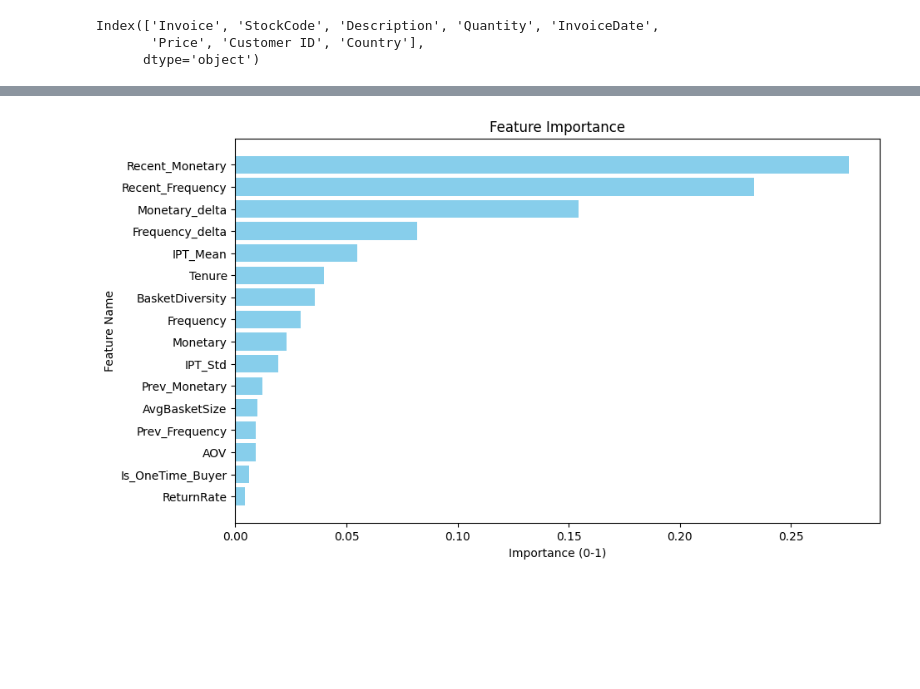
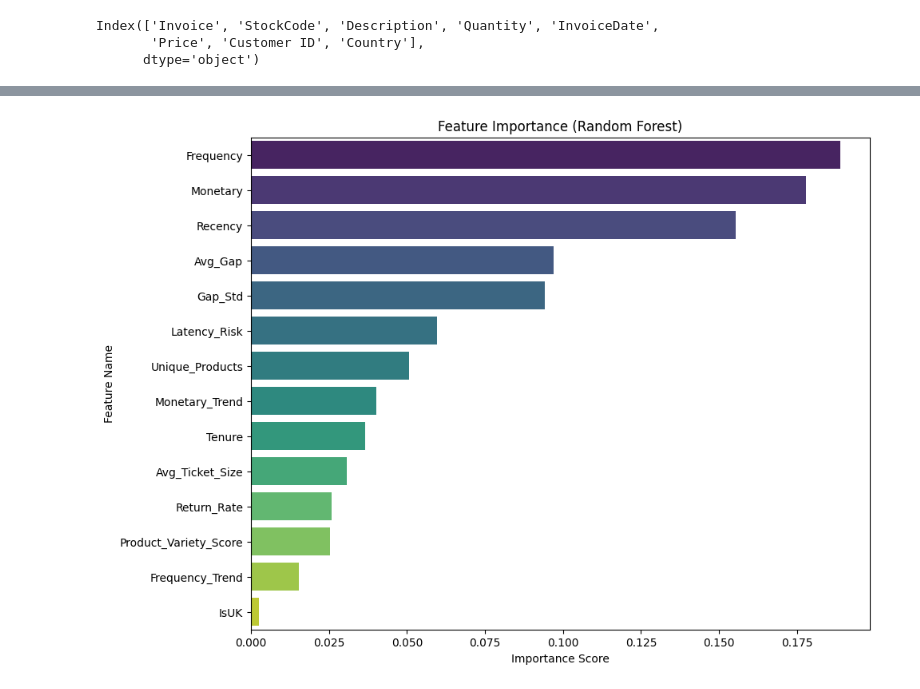
Before and after one commit to NovyQuant/Retention-Analysis-Churn-Risk-Scoring-System, a Jupyter notebook: Retention-Analysis.ipynb, the cells around one changed output, grey strips where cells are left out. Saved outputs shown, nothing was run; the diff lists cells and outputs as text; code cells hidden in the pictures; blank space fills up the shorter version.

Commit message:
Big Fix of churn, different approach with features and new kind of CV for time-series

```diff
--- a/Retention-Analysis.ipynb
+++ b/Retention-Analysis.ipynb
@@ -210,0 +227,15 @@ Fitting 15 folds for each of 36 candidates, totalling 540 fits
+# %%
+# STEP 4: Final Model Training
+
+# 1. Prepare Full Data
+# Train on ALL available history
+print("Training Final Model on full dataset...")
+X_final = full_panel_data.drop(['Churn', 'Customer ID', 'Cutoff_Date'], axis=1)
+y_final = full_panel_data['Churn']
+
+# 2. Fit Model
+# Using best params found manually or via GridSearch
+final_model = RandomForestClassifier(n_estimators=200, max_depth=8, class_weight='balanced', random_state=42)
+final_model.fit(X_final, y_final)
+
+print("✅ Final Model Trained & Ready.")
@@ -243,24 +306,44 @@ weighted avg       0.94      0.93      0.93      1171
 # %%
-# STEP 6: Features Importance
-# Importances of features
-importances = rf_model.feature_importances_
-feature_names = X.columns
+# STEP 6: Feature Importance Analysis (Fixed for Seaborn warning)
 
-# Create Table
+import pandas as pd
+import matplotlib.pyplot as plt
+import seaborn as sns
+
+# 1. Get Importances from the trained model
+# Using 'final_model' from Step 4
+importances = final_model.feature_importances_
+
+# 2. Get Feature Names
+# Using X_test columns to match features
+feature_names = X_test.columns
+
+# 3. Create a Summary Table
 feature_importance_df = pd.DataFrame({
     'Feature': feature_names,
     'Importance': importances
 }).sort_values(by='Importance', ascending=False)
 
-# Create Plot
-plt.figure(figsize=(10, 6))
-plt.barh(feature_importance_df['Feature'], feature_importance_df['Importance'], color='skyblue')
-plt.xlabel('Importance (0-1)')
+# 4. Plot the Results
+plt.figure(figsize=(10, 8))
+
+# FIX: Added hue='Feature' and legend=False to silence the FutureWarning
+sns.barplot(
+    x='Importance',
+    y='Feature',
+    hue='Feature',       # Explicitly map color to Feature
+    data=feature_importance_df,
+    palette='viridis',
+    legend=False         # Hide the redundant legend
+)
+
+plt.xlabel('Importance Score')
 plt.ylabel('Feature Name')
-plt.title('Feature Importance')
-plt.gca().invert_yaxis()
+plt.title('Feature Importance (Random Forest)')
 plt.show()
 
+# 5. Print the Ranking
+print("\n--- FEATURE IMPORTANCE RANKING ---")
 print(feature_importance_df)
 # %% [output]
-[figure, old version]
+[figure, new version]
```
Also changed, not shown: parts of 11 cells of this notebook.
